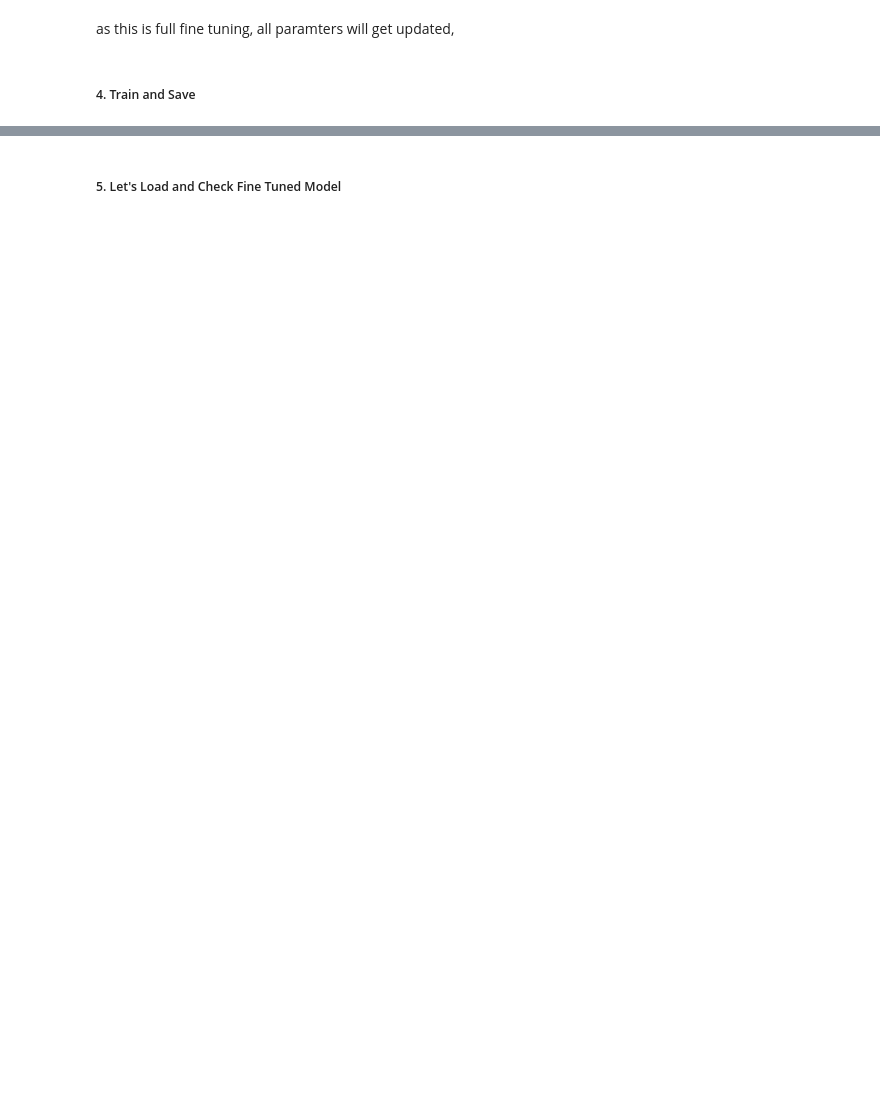
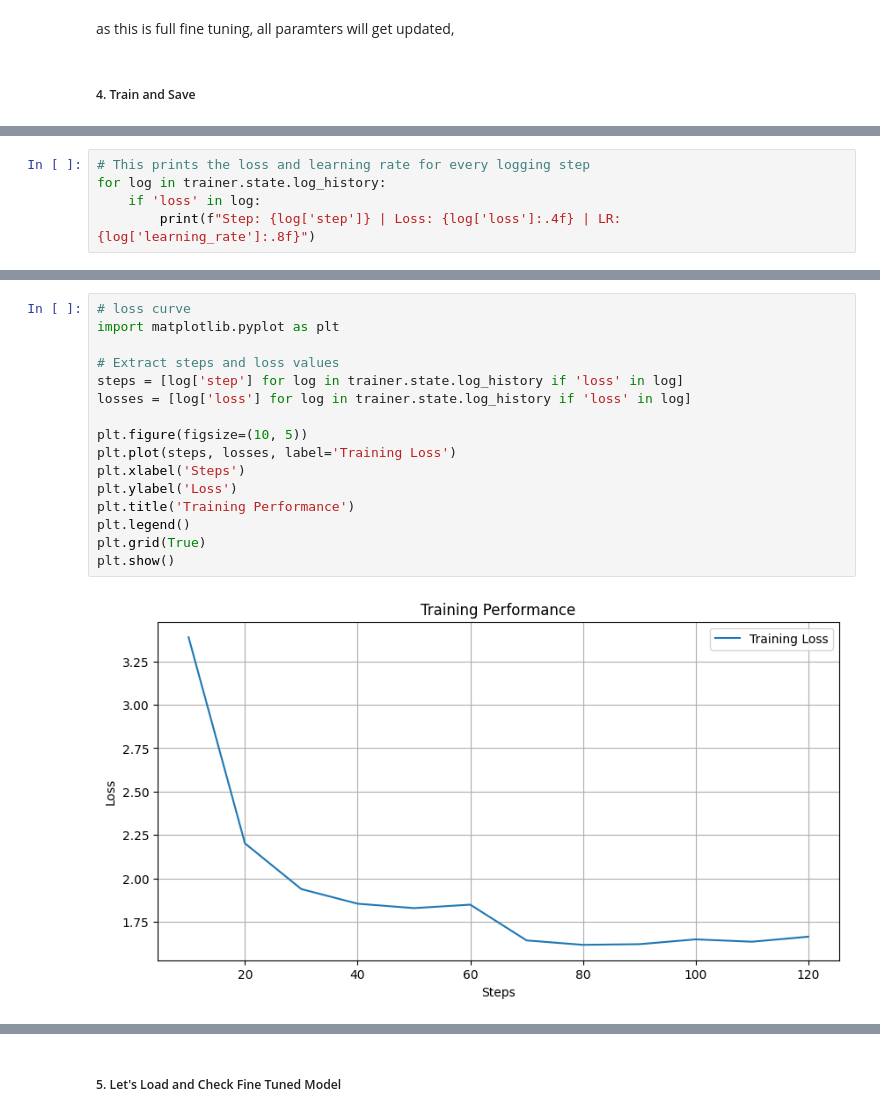
Before and after one commit to iamatulkumar-ya/data-science, a Jupyter notebook: llm/llm_fine_tuning/full_fine_tuning/full_fine_tuning.ipynb, the cells around one changed output, grey strips where cells are left out. Cells and saved outputs as stored; diff of their text form; blank space fills up the shorter version.

```diff
--- a/llm/llm_fine_tuning/full_fine_tuning/full_fine_tuning.ipynb
+++ b/llm/llm_fine_tuning/full_fine_tuning/full_fine_tuning.ipynb
@@ -111,0 +155,5 @@ TrainOutput(global_step=60, training_loss=3.7841399192810057, metrics={'train_ru
+# %%
+# This prints the loss and learning rate for every logging step
+for log in trainer.state.log_history:
+    if 'loss' in log:
+        print(f"Step: {log['step']} | Loss: {log['loss']:.4f} | LR: {log['learning_rate']:.8f}")
@@ -111,0 +173,18 @@ TrainOutput(global_step=60, training_loss=3.7841399192810057, metrics={'train_ru
+# %%
+# loss curve
+import matplotlib.pyplot as plt
+
+# Extract steps and loss values
+steps = [log['step'] for log in trainer.state.log_history if 'loss' in log]
+losses = [log['loss'] for log in trainer.state.log_history if 'loss' in log]
+
+plt.figure(figsize=(10, 5))
+plt.plot(steps, losses, label='Training Loss')
+plt.xlabel('Steps')
+plt.ylabel('Loss')
+plt.title('Training Performance')
+plt.legend()
+plt.grid(True)
+plt.show()
+# %% [output]
+[figure, added]
```
Also changed, not shown: parts of 26 cells of this notebook, 54 other files.
